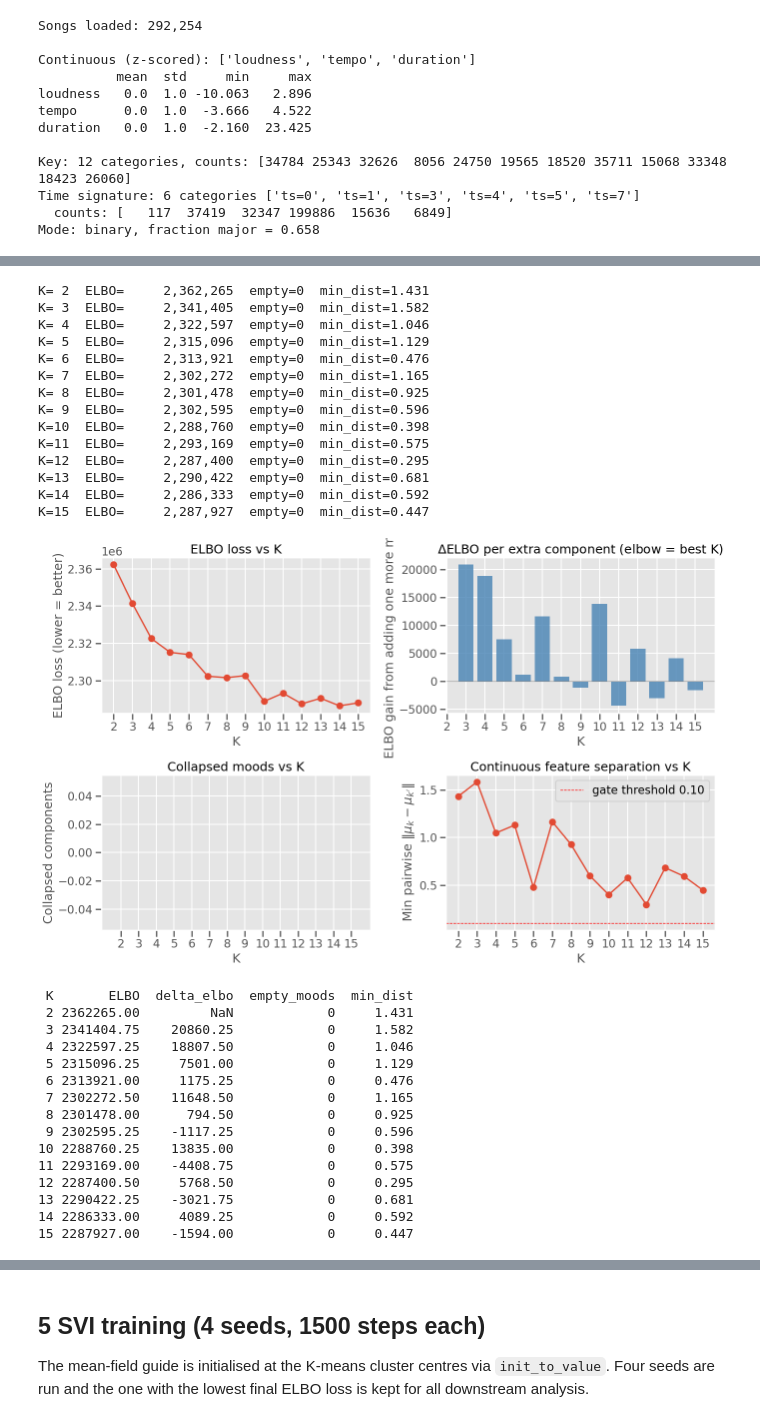
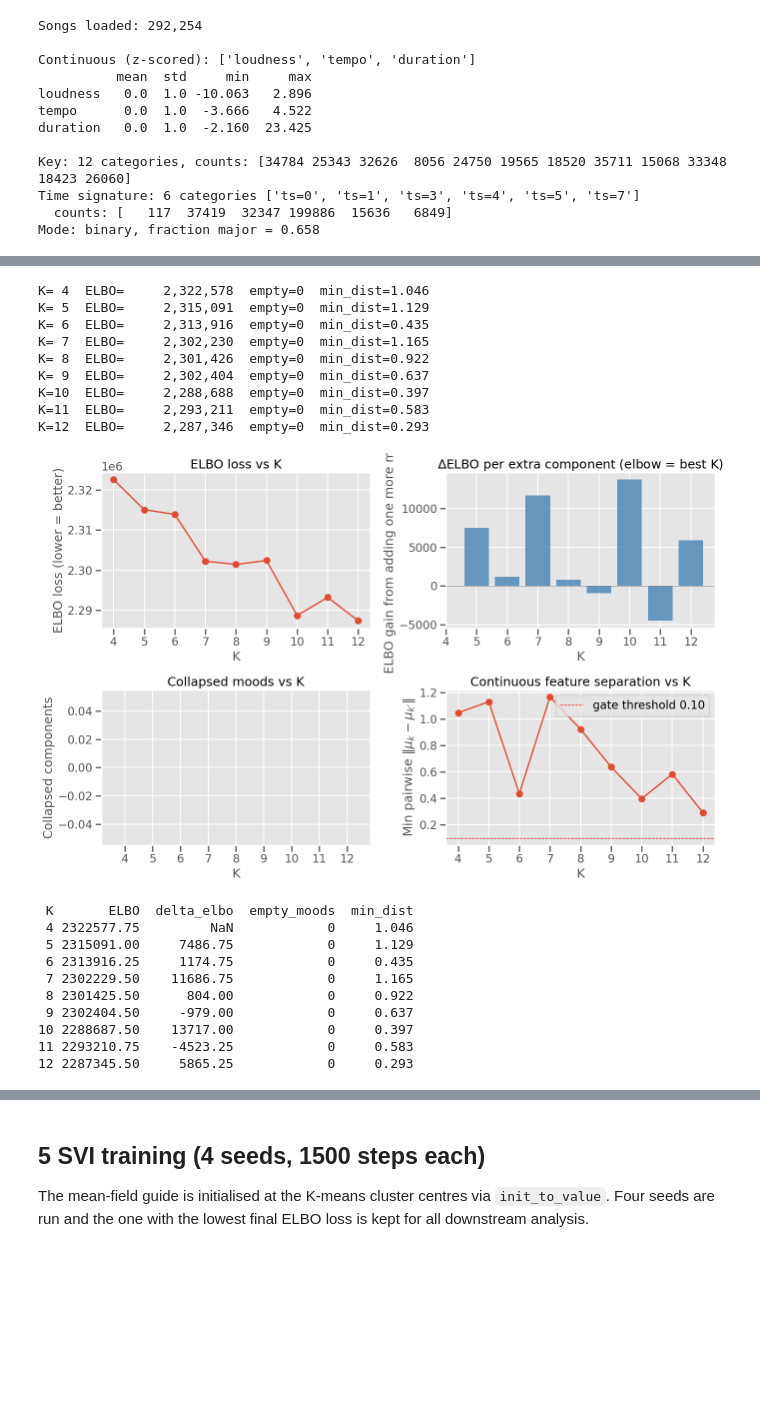
Before and after one commit to Maglehoj/MBML---2026, a Jupyter notebook: phase1_mood_model_w-genres.ipynb, the cells around one changed output, grey strips where cells are left out. Cells and saved outputs as stored; diff of their text form; code cells hidden in the pictures; blank space fills up the shorter version.

```diff
--- a/phase1_mood_model_w-genres.ipynb
+++ b/phase1_mood_model_w-genres.ipynb
@@ -223,7 +223,7 @@ We sweep $K \in \{2, 3, \ldots, 15\}$, running 500 SVI steps per value with mult
 # %%
 from itertools import combinations as _combs
 
-K_SWEEP = list(range(2, 16))  # K = 2, 3, ..., 15
+K_SWEEP = [4, 5, 6, 7, 8, 9, 10, 11, 12]  # K = 4, 5, ..., 12
 sweep_results = []
 
 for K in K_SWEEP:
@@ -280,64 +280,54 @@ fig, axes = plt.subplots(2, 2, figsize=(14, 9))
 axes[0,0].plot(df_sweep['K'], df_sweep['ELBO'], 'o-', lw=2)
 axes[0,0].set_xlabel('K'); axes[0,0].set_ylabel('ELBO loss (lower = better)')
 axes[0,0].set_title('ELBO loss vs K')
 axes[0,0].set_xticks(K_SWEEP)
 
-# Delta-ELBO elbow plot — key chart for K selection
+# Delta-ELBO elbow plot - key chart for K selection
 axes[0,1].bar(df_sweep['K'][1:], df_sweep['delta_elbo'][1:], color='steelblue', alpha=0.8)
 axes[0,1].axhline(0, color='grey', lw=0.8)
 axes[0,1].set_xlabel('K'); axes[0,1].set_ylabel('ELBO gain from adding one more mood')
 axes[0,1].set_title('$\\Delta$ELBO per extra component (elbow = best K)')
 axes[0,1].set_xticks(K_SWEEP)
 
 # Collapsed components
 axes[1,0].bar(df_sweep['K'], df_sweep['empty_moods'], color='coral', alpha=0.8, width=0.8)
 axes[1,0].set_xlabel('K'); axes[1,0].set_ylabel('Collapsed components')
 axes[1,0].set_title('Collapsed moods vs K')
 axes[1,0].set_xticks(K_SWEEP)
 
 # Min pairwise distance
 axes[1,1].plot(df_sweep['K'], df_sweep['min_dist'], 'o-', lw=2)
 axes[1,1].axhline(0.10, color='r', ls='--', lw=1, label='gate threshold 0.10')
 axes[1,1].set_xlabel('K'); axes[1,1].set_ylabel('Min pairwise $\\|\\mu_k - \\mu_{k\'}\\|$')
 axes[1,1].set_title('Continuous feature separation vs K')
 axes[1,1].set_xticks(K_SWEEP)
 axes[1,1].legend()
 
 plt.tight_layout()
 plt.show()
 
 print(df_sweep[['K','ELBO','delta_elbo','empty_moods','min_dist']].to_string(index=False))
 # %% [output]
-K= 2  ELBO=     2,362,265  empty=0  min_dist=1.431
-K= 3  ELBO=     2,341,405  empty=0  min_dist=1.582
-K= 4  ELBO=     2,322,597  empty=0  min_dist=1.046
-K= 5  ELBO=     2,315,096  empty=0  min_dist=1.129
-K= 6  ELBO=     2,313,921  empty=0  min_dist=0.476
-K= 7  ELBO=     2,302,272  empty=0  min_dist=1.165
-K= 8  ELBO=     2,301,478  empty=0  min_dist=0.925
-K= 9  ELBO=     2,302,595  empty=0  min_dist=0.596
-K=10  ELBO=     2,288,760  empty=0  min_dist=0.398
-K=11  ELBO=     2,293,169  empty=0  min_dist=0.575
-K=12  ELBO=     2,287,400  empty=0  min_dist=0.295
-K=13  ELBO=     2,290,422  empty=0  min_dist=0.681
-K=14  ELBO=     2,286,333  empty=0  min_dist=0.592
-K=15  ELBO=     2,287,927  empty=0  min_dist=0.447
+K= 4  ELBO=     2,322,578  empty=0  min_dist=1.046
+K= 5  ELBO=     2,315,091  empty=0  min_dist=1.129
+K= 6  ELBO=     2,313,916  empty=0  min_dist=0.435
+K= 7  ELBO=     2,302,230  empty=0  min_dist=1.165
+K= 8  ELBO=     2,301,426  empty=0  min_dist=0.922
+K= 9  ELBO=     2,302,404  empty=0  min_dist=0.637
+K=10  ELBO=     2,288,688  empty=0  min_dist=0.397
+K=11  ELBO=     2,293,211  empty=0  min_dist=0.583
+K=12  ELBO=     2,287,346  empty=0  min_dist=0.293
-[figure, old version]
+[figure, new version]
  K       ELBO  delta_elbo  empty_moods  min_dist
- 2 2362265.00         NaN            0     1.431
- 3 2341404.75    20860.25            0     1.582
- 4 2322597.25    18807.50            0     1.046
- 5 2315096.25     7501.00            0     1.129
- 6 2313921.00     1175.25            0     0.476
- 7 2302272.50    11648.50            0     1.165
- 8 2301478.00      794.50            0     0.925
- 9 2302595.25    -1117.25            0     0.596
-10 2288760.25    13835.00            0     0.398
-11 2293169.00    -4408.75            0     0.575
-12 2287400.50     5768.50            0     0.295
-13 2290422.25    -3021.75            0     0.681
-14 2286333.00     4089.25            0     0.592
-15 2287927.00    -1594.00            0     0.447
+ 4 2322577.75         NaN            0     1.046
+ 5 2315091.00     7486.75            0     1.129
+ 6 2313916.25     1174.75            0     0.435
+ 7 2302229.50    11686.75            0     1.165
+ 8 2301425.50      804.00            0     0.922
+ 9 2302404.50     -979.00            0     0.637
+10 2288687.50    13717.00            0     0.397
+11 2293210.75    -4523.25            0     0.583
+12 2287345.50     5865.25            0     0.293
 # %%
 # --- Automatic K selection from ΔELBO elbow (geometric knee point) ---
 delta_vals = df_sweep['delta_elbo'].dropna().values
```
Also changed, not shown: parts of 17 cells of this notebook, 3 other files.
